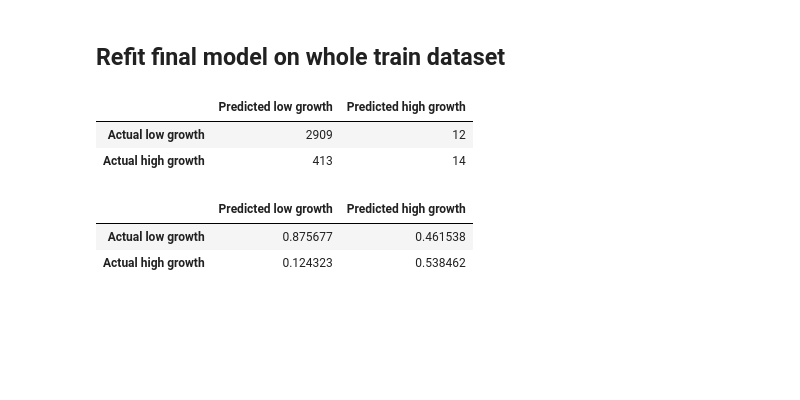
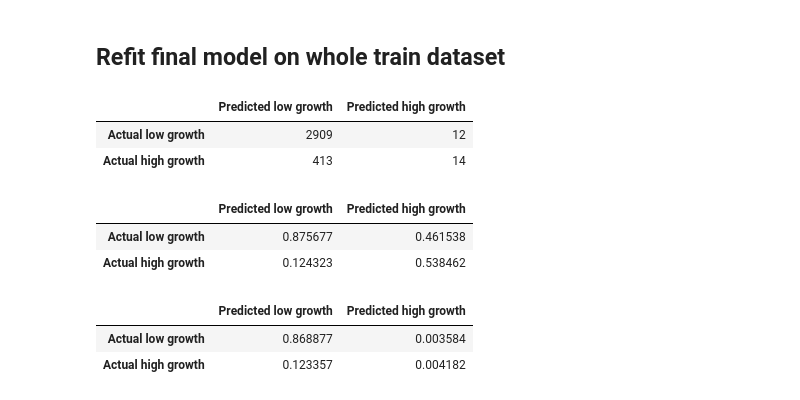
Before and after one commit to adamvig96/Prediction-with-Machine-Learning-for-Economists, a Jupyter notebook: Assignment-3/code/predict-roe-service.ipynb, the cells around one changed output. Drawn from its saved outputs; the diff is of its cells as text; code cells hidden in the pictures; blank space fills up the shorter version.

Commit message:
add normalized confusion m

```diff
--- a/Assignment-3/code/predict-roe-service.ipynb
+++ b/Assignment-3/code/predict-roe-service.ipynb
@@ -1210,3 +1210,15 @@ cm2
 |  | Predicted low growth | Predicted high growth |
 | Actual low growth | 0.875677 | 0.461538 |
 | Actual high growth | 0.124323 | 0.538462 |
+# %%
+cm_object2 = confusion_matrix(y_holdout, holdout_prediction, labels=[0, 1],normalize="all")
+cm2 = pd.DataFrame(
+    cm_object2,
+    index=["Actual low growth", "Actual high growth"],
+    columns=["Predicted low growth", "Predicted high growth"],
+)
+cm2
+# %% [output]
+|  | Predicted low growth | Predicted high growth |
+| Actual low growth | 0.868877 | 0.003584 |
+| Actual high growth | 0.123357 | 0.004182 |
```
